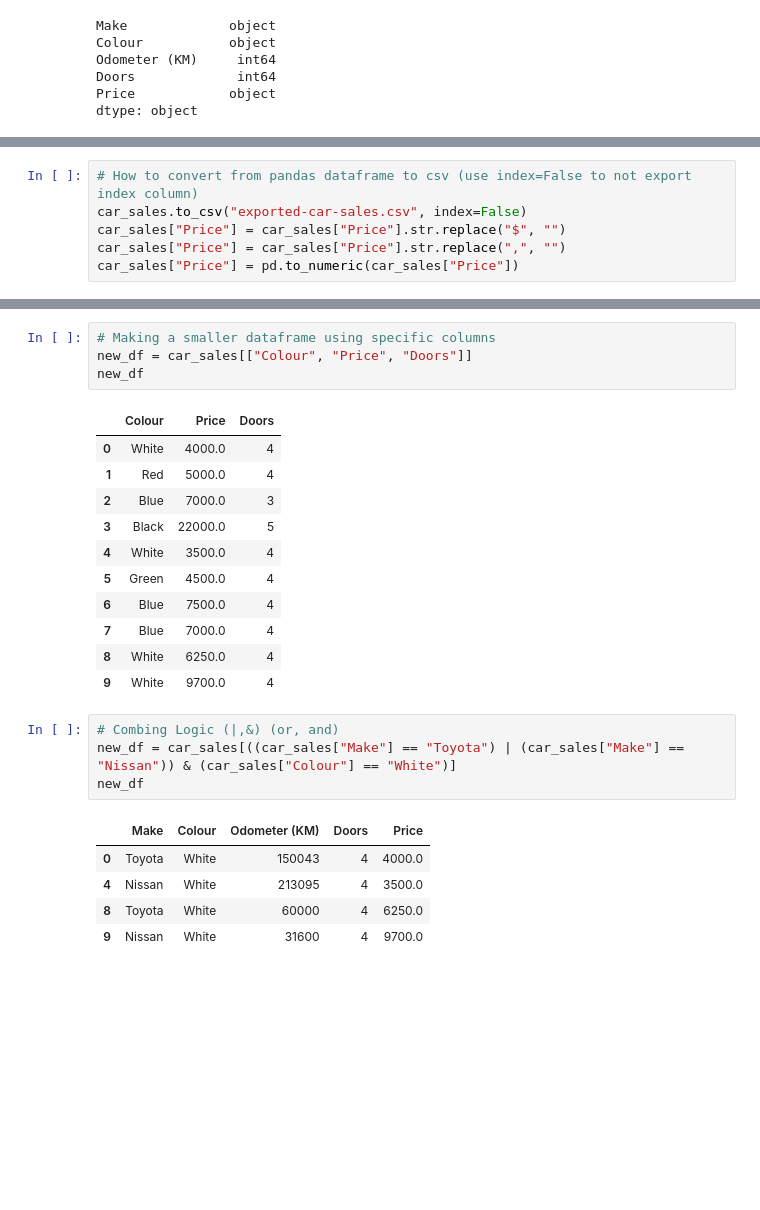
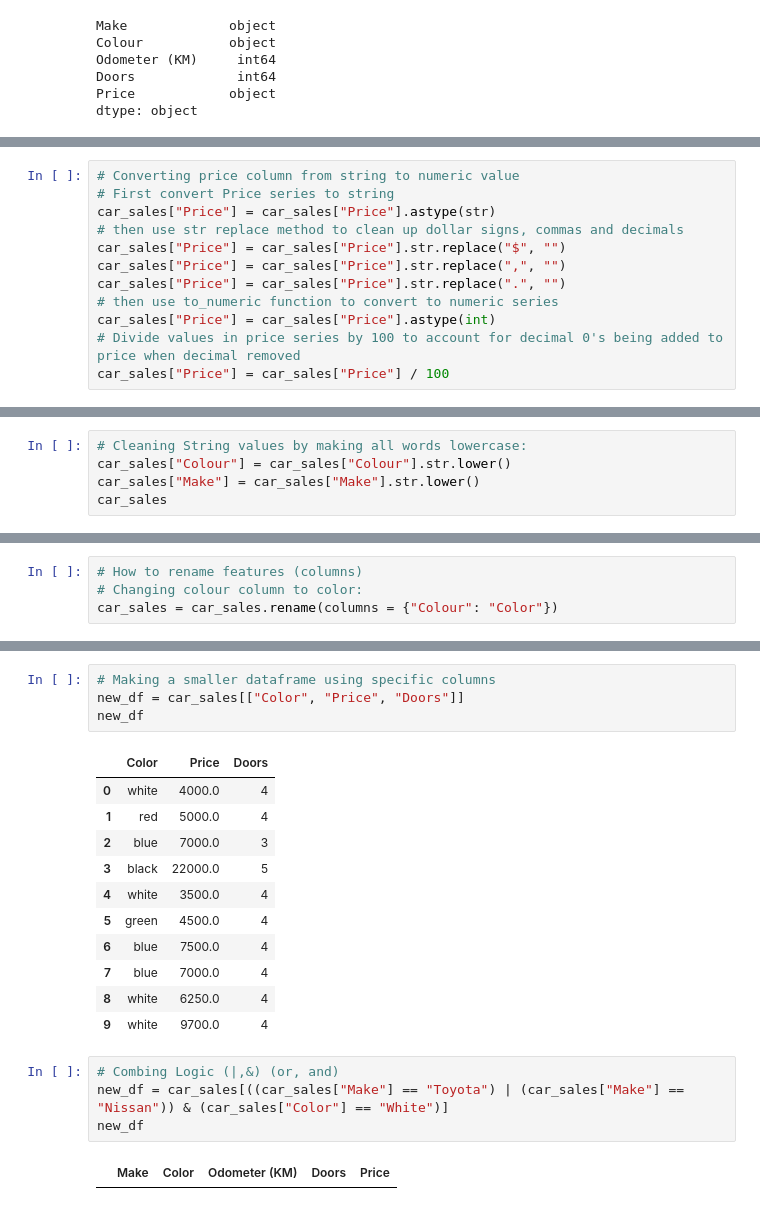
Before and after one commit to shvn22k/AIMLDSnotes, a Jupyter notebook: intro_to_pandas.ipynb, the cells around one changed output, grey strips where cells are left out. Cells and saved outputs as stored; diff of their text form; blank space fills up the shorter version.

```diff
--- a/intro_to_pandas.ipynb
+++ b/intro_to_pandas.ipynb
@@ -69,6 +82,12 @@ dtype: object
-# %%
-# How to convert from pandas dataframe to csv (use index=False to not export index column)
-car_sales.to_csv("exported-car-sales.csv", index=False)
-car_sales["Price"] = car_sales["Price"].str.replace("$", "")
-car_sales["Price"] = car_sales["Price"].str.replace(",", "")
-car_sales["Price"] = pd.to_numeric(car_sales["Price"])
+# %%
+# Converting price column from string to numeric value
+# First convert Price series to string
+car_sales["Price"] = car_sales["Price"].astype(str)
+# then use str replace method to clean up dollar signs, commas and decimals
+car_sales["Price"] = car_sales["Price"].str.replace("$", "")
+car_sales["Price"] = car_sales["Price"].str.replace(",", "")
+car_sales["Price"] = car_sales["Price"].str.replace(".", "")
+# then use to_numeric function to convert to numeric series
+car_sales["Price"] = car_sales["Price"].astype(int)
+# Divide values in price series by 100 to account for decimal 0's being added to price when decimal removed
+car_sales["Price"] = car_sales["Price"] / 100
@@ -91,0 +105,5 @@ len(car_sales)
+# %%
+# Cleaning String values by making all words lowercase:
+car_sales["Colour"] = car_sales["Colour"].str.lower()
+car_sales["Make"] = car_sales["Make"].str.lower()
+car_sales
@@ -92 +122,5 @@ len(car_sales)
+# %%
+# How to rename features (columns)
+# Changing colour column to color:
+car_sales = car_sales.rename(columns = {"Colour": "Color"})
 # %% [markdown]
@@ -129,29 +185,25 @@ pd.crosstab(car_sales["Make"], car_sales["Colour"])
 # %%
 # Making a smaller dataframe using specific columns
-new_df = car_sales[["Colour", "Price", "Doors"]]
+new_df = car_sales[["Color", "Price", "Doors"]]
 new_df
 # %% [output]
-|  | Colour | Price | Doors |
-| 0 | White | 4000.0 | 4 |
-| 1 | Red | 5000.0 | 4 |
-| 2 | Blue | 7000.0 | 3 |
-| 3 | Black | 22000.0 | 5 |
-| 4 | White | 3500.0 | 4 |
-| 5 | Green | 4500.0 | 4 |
-| 6 | Blue | 7500.0 | 4 |
-| 7 | Blue | 7000.0 | 4 |
-| 8 | White | 6250.0 | 4 |
-| 9 | White | 9700.0 | 4 |
+|  | Color | Price | Doors |
+| 0 | white | 4000.0 | 4 |
+| 1 | red | 5000.0 | 4 |
+| 2 | blue | 7000.0 | 3 |
+| 3 | black | 22000.0 | 5 |
+| 4 | white | 3500.0 | 4 |
+| 5 | green | 4500.0 | 4 |
+| 6 | blue | 7500.0 | 4 |
+| 7 | blue | 7000.0 | 4 |
+| 8 | white | 6250.0 | 4 |
+| 9 | white | 9700.0 | 4 |
 # %%
 # Combing Logic (|,&) (or, and)
-new_df = car_sales[((car_sales["Make"] == "Toyota") | (car_sales["Make"] == "Nissan")) & (car_sales["Colour"] == "White")]
+new_df = car_sales[((car_sales["Make"] == "Toyota") | (car_sales["Make"] == "Nissan")) & (car_sales["Color"] == "White")]
 new_df
 # %% [output]
-|  | Make | Colour | Odometer (KM) | Doors | Price |
-| 0 | Toyota | White | 150043 | 4 | 4000.0 |
-| 4 | Nissan | White | 213095 | 4 | 3500.0 |
-| 8 | Toyota | White | 60000 | 4 | 6250.0 |
-| 9 | Nissan | White | 31600 | 4 | 9700.0 |
+|  | Make | Color | Odometer (KM) | Doors | Price |
 # %%
 # Looking for multiple values in the same column:
 nissan_toyota = car_sales[car_sales["Make"].isin(["Toyota", "Nissan"])]
```
Also changed, not shown: parts of 35 cells of this notebook, 2 other files.
